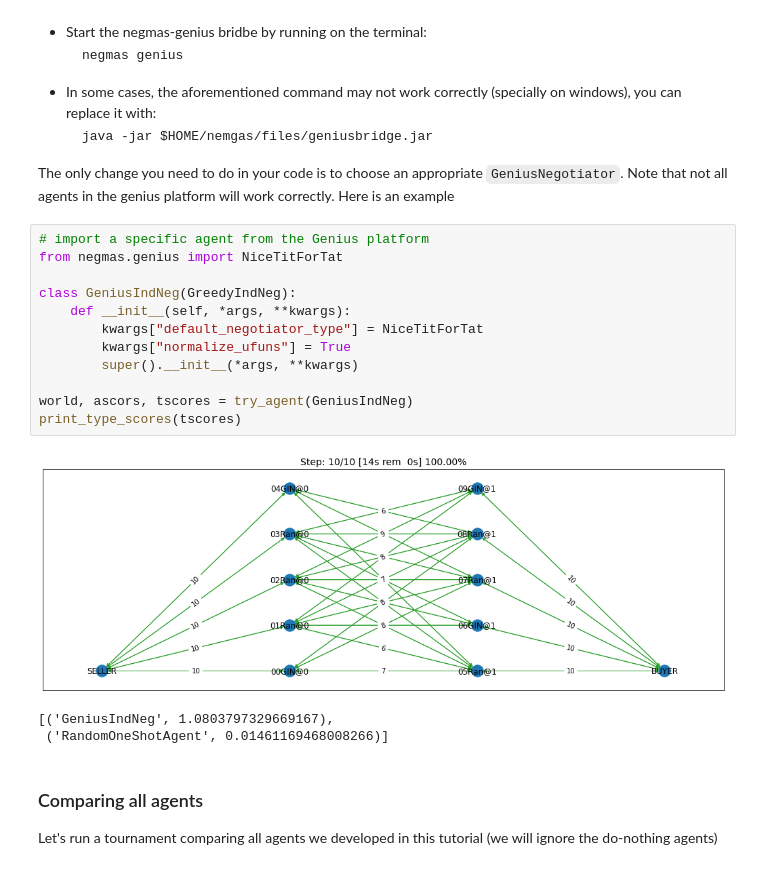
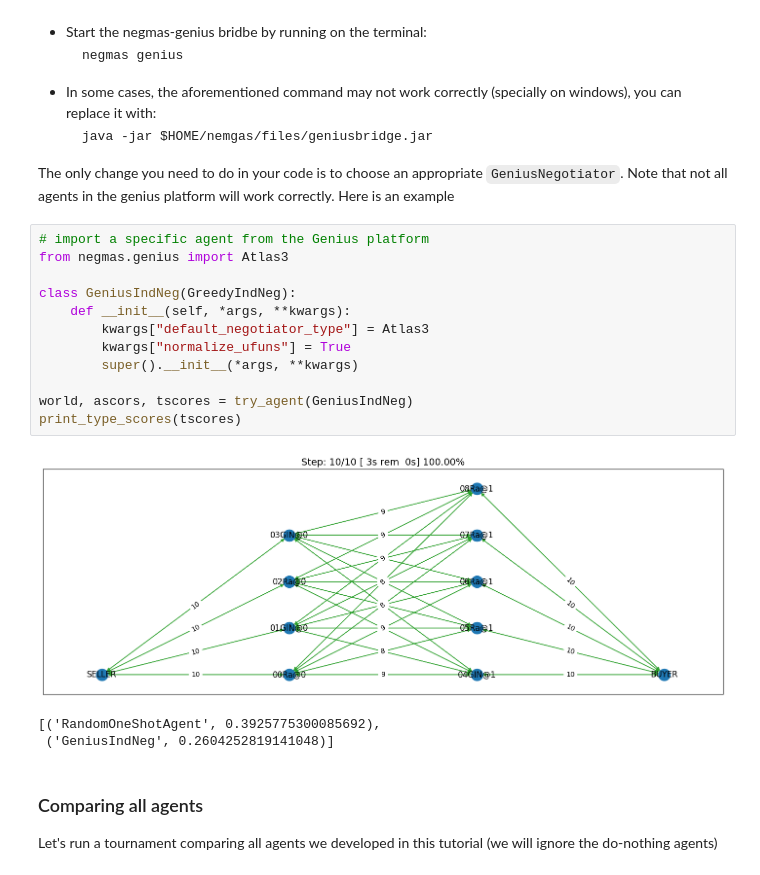
Before and after one commit to yasserfarouk/scml, a Jupyter notebook: notebooks/tutorials/02.develop_agent_scml2020_oneshot.ipynb, the cells around one changed output. Cells and saved outputs as stored; diff of their text form.

```diff
--- a/notebooks/tutorials/02.develop_agent_scml2020_oneshot.ipynb
+++ b/notebooks/tutorials/02.develop_agent_scml2020_oneshot.ipynb
@@ -1188,20 +1195,20 @@ If your Genius negotiation did not start, you can explicitly run the negmas-geni
 The only change you need to do in your code is to choose an appropriate `GeniusNegotiator`. Note that not all agents in the genius platform will work correctly. Here is an example
 # %%
 # import a specific agent from the Genius platform
-from negmas.genius import NiceTitForTat
+from negmas.genius import Atlas3
 
 class GeniusIndNeg(GreedyIndNeg):
     def __init__(self, *args, **kwargs):
-        kwargs["default_negotiator_type"] = NiceTitForTat
+        kwargs["default_negotiator_type"] = Atlas3
         kwargs["normalize_ufuns"] = True
         super().__init__(*args, **kwargs)
 
 world, ascors, tscores = try_agent(GeniusIndNeg)
 print_type_scores(tscores)
 # %% [output]
-[figure, old version]
+[figure, new version]
-[('GeniusIndNeg', 1.0803797329669167),
- ('RandomOneShotAgent', 0.01461169468008266)]
+[('RandomOneShotAgent', 0.3925775300085692),
+ ('GeniusIndNeg', 0.2604252819141048)]
 # %% [markdown]
 ### Comparing all agents
 
```
Also changed, not shown: parts of 38 cells of this notebook, 2 other files.
